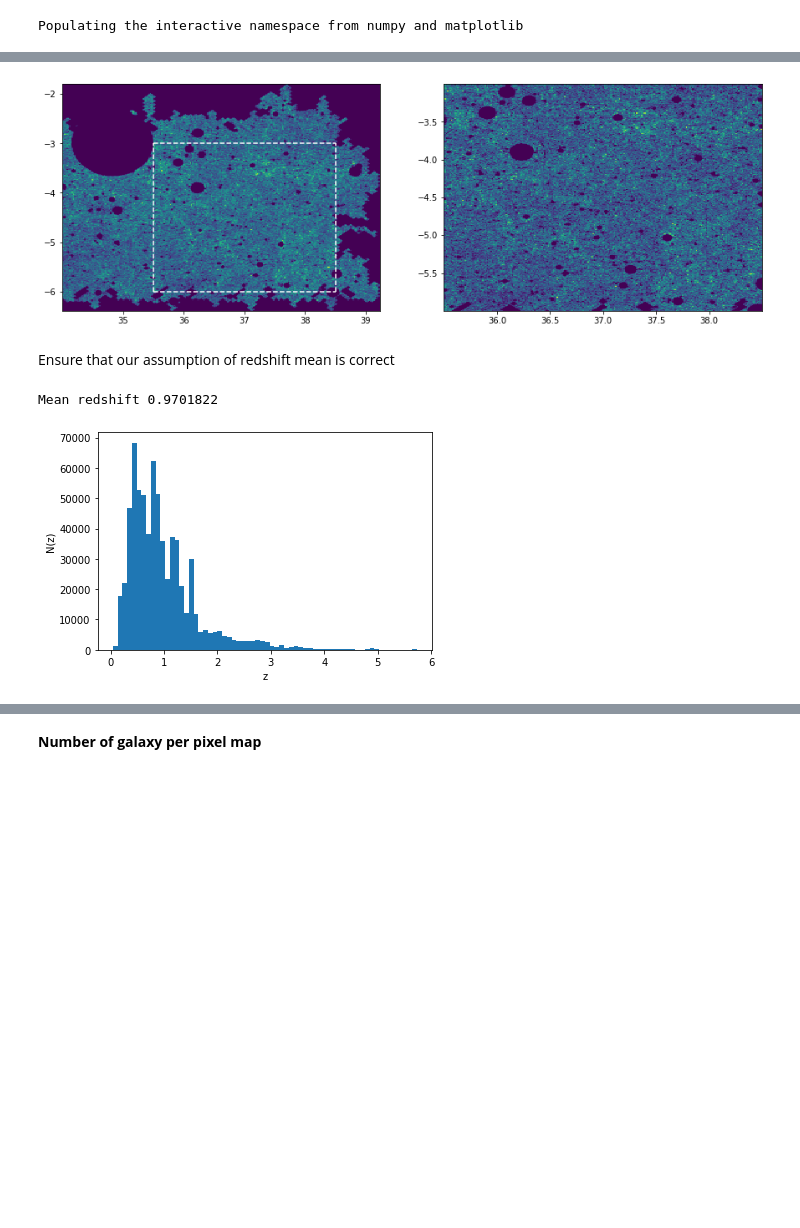
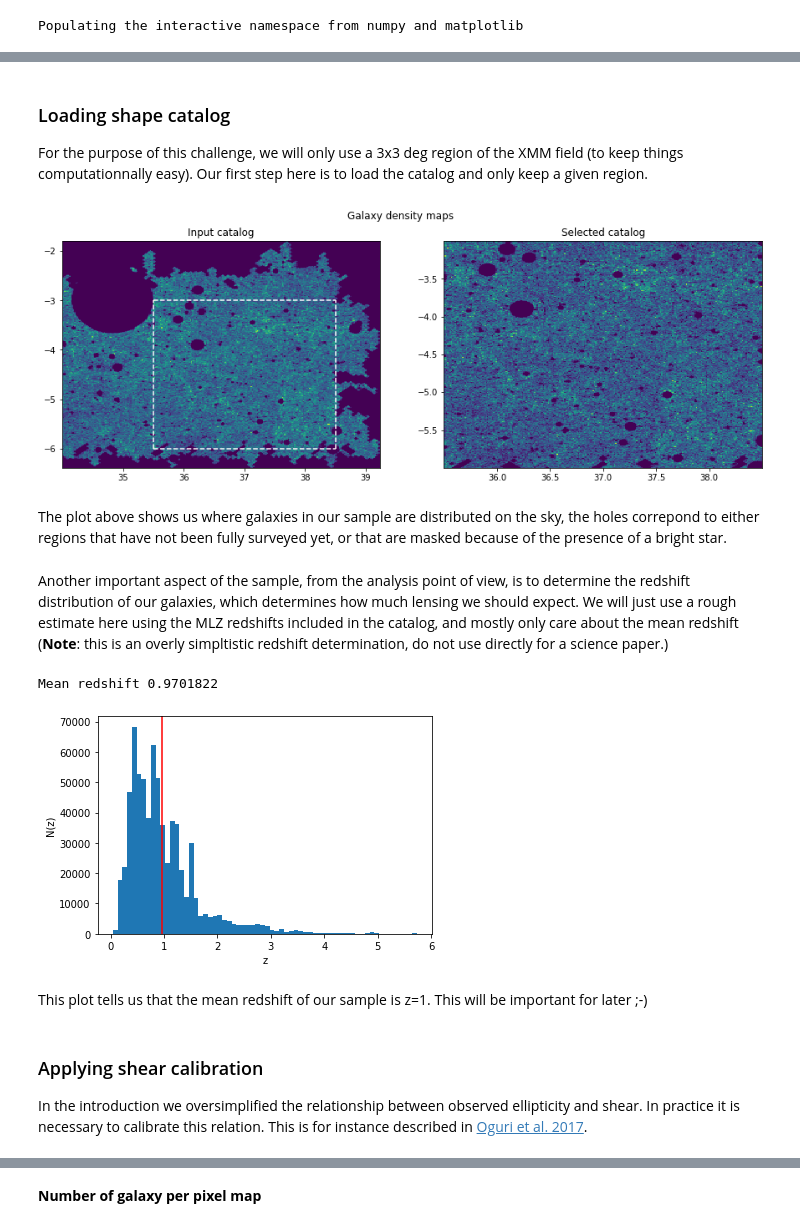
Before and after one commit to EiffL/Quarks2CosmosDataChallenge, a Jupyter notebook: notebooks/Lensing-challenge.ipynb, the cells around one changed output, grey strips where cells are left out. Drawn from its saved outputs; the diff is of its cells as text; code cells hidden in the pictures; blank space fills up the shorter version.

```diff
--- a/notebooks/Lensing-challenge.ipynb
+++ b/notebooks/Lensing-challenge.ipynb
@@ -22,2 +79,6 @@ from astropy.io import fits
+# %% [markdown]
+### Loading shape catalog
+
+For the purpose of this challenge, we will only use a 3x3 deg region of the XMM field (to keep things computationnally easy). Our first step here is to load the catalog and only keep a given region.
 # %%
 cat = Table.read('../data/hsc_catalog_xmm.fits')
@@ -29,25 +87,36 @@ survey_cut = (cat['ira']>35.5) * (cat['ira']<38.5) * (cat['idec']>-6) * (cat['id
 # %%
 figure(figsize=[15,5])
 subplot(121)
+title('Input catalog')
 hist2d(cat['ira'], cat['idec'], 256);
 hlines(y=-3,xmin=35.5, xmax=38.5, color='w', linestyle='--')
 hlines(y=-6,xmin=35.5, xmax=38.5, color='w', linestyle='--')
 vlines(x=35.5,ymin=-6, ymax=-3, color='w', linestyle='--')
 vlines(x=38.5,ymin=-6, ymax=-3, color='w', linestyle='--')
 
 subplot(122)
 hist2d(cat['ira'][survey_cut], cat['idec'][survey_cut], 256);
-
+title('Selected catalog')
 cat = cat[survey_cut]
+suptitle('Galaxy density maps');
 # %% [output]
-[figure, old version]
+[figure, new version]
-# %% [markdown]
-Ensure that our assumption of redshift mean is correct
+# %% [markdown]
+The plot above shows us where galaxies in our sample are distributed on the sky, the holes correpond to either regions that have not been fully surveyed yet, or that are masked because of the presence of a bright star.
+# %% [markdown]
+Another important aspect of the sample, from the analysis point of view, is to determine the redshift distribution of our galaxies, which determines how much lensing we should expect. We will just use a rough estimate here using the MLZ redshifts included in the catalog, and mostly only care about the mean redshift (**Note**: this is an overly simpltistic redshift determination, do not use directly for a science paper.)
 # %%
 hist(cat['photoz_best'], 64);
 xlabel('z')
 ylabel('N(z)')
+axvline(mean(cat['photoz_best']),color='red')
 print('Mean redshift', np.mean(cat['photoz_best']))
 # %% [output]
 Mean redshift 0.9701822
-[figure, old version]
+[figure, new version]
+# %% [markdown]
+This plot tells us that the mean redshift of our sample is z=1. This will be important for later ;-)
+# %% [markdown]
+### Applying shear calibration
+
+In the introduction we oversimplified the relationship between observed ellipticity and shear. In practice it is necessary to calibrate this relation. This is for instance described in [Oguri et al. 2017](https://arxiv.org/abs/1705.06792).
```
Also changed, not shown: parts of 51 cells of this notebook.
